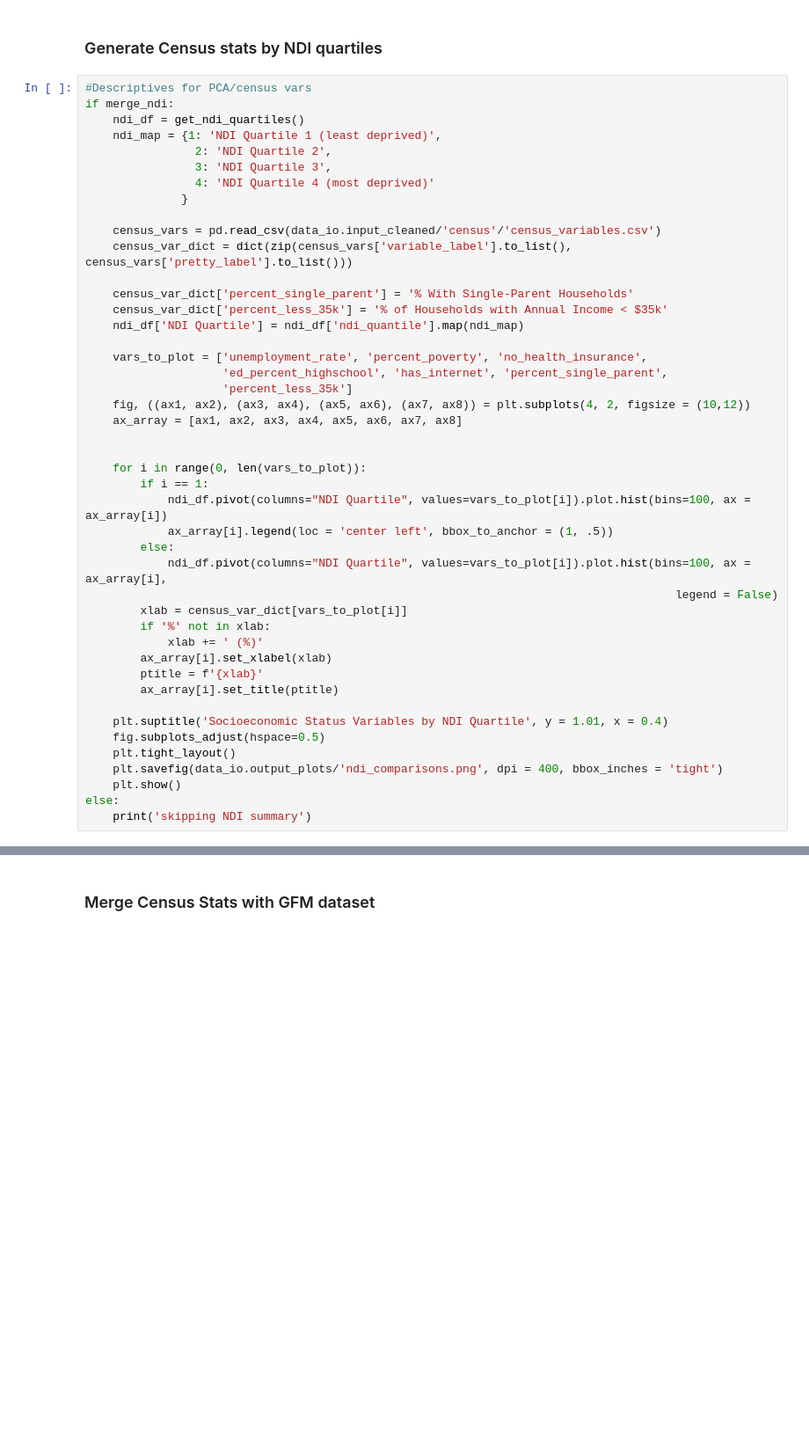
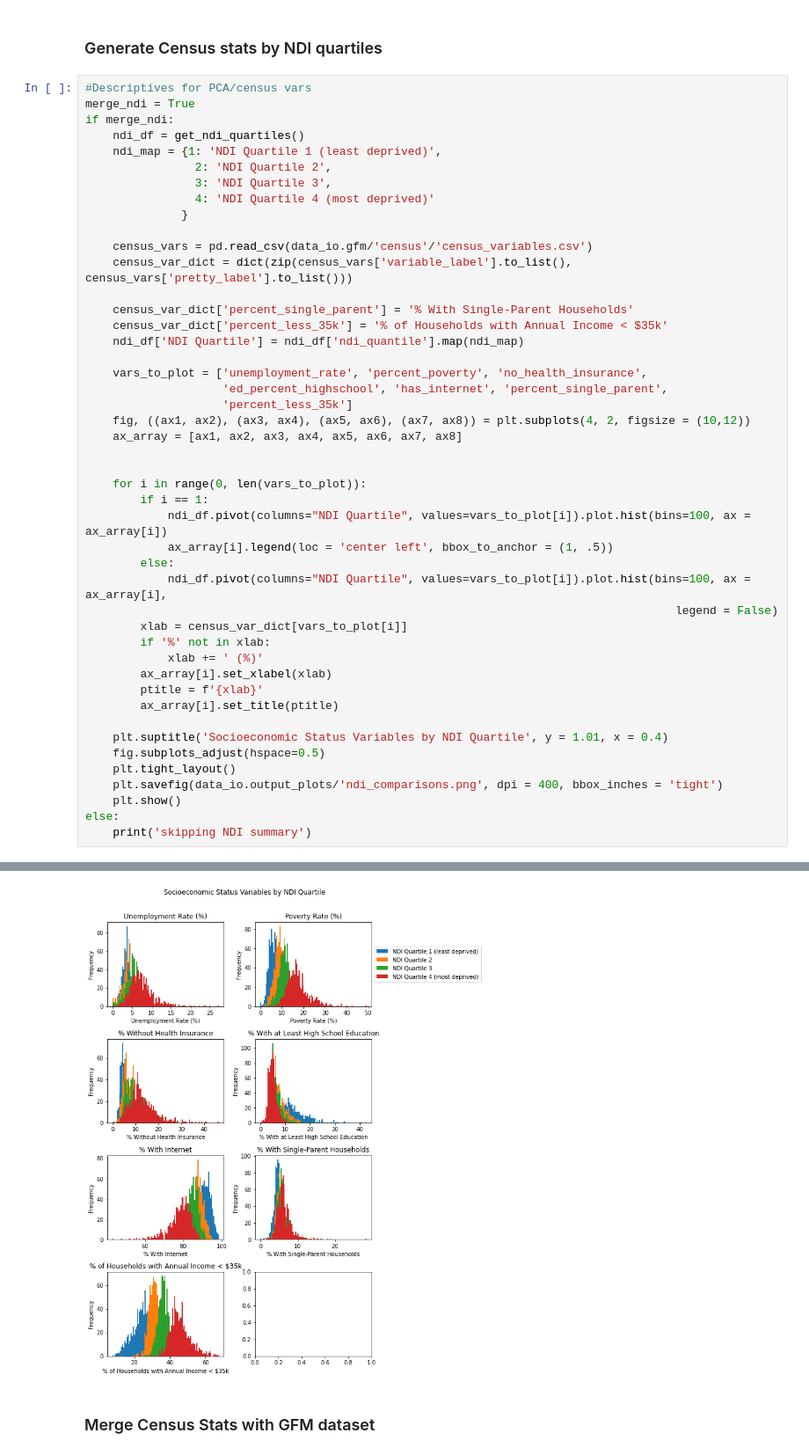
Before and after one commit to silverer/cancer-crowdfunding-explorer, a Jupyter notebook: notebooks/Perform analysis on census and GFM data.ipynb, the cells around one changed output, grey strips where cells are left out. Shown: that part at 88% size. Cells and saved outputs as stored; diff of their text form; blank space fills up the shorter version.

```diff
--- a/notebooks/Perform analysis on census and GFM data.ipynb
+++ b/notebooks/Perform analysis on census and GFM data.ipynb
@@ -179,6 +138,7 @@ def get_ndi_quartiles():
 ### Generate Census stats by NDI quartiles
 # %%
 #Descriptives for PCA/census vars
+merge_ndi = True
 if merge_ndi:
     ndi_df = get_ndi_quartiles()
     ndi_map = {1: 'NDI Quartile 1 (least deprived)',
@@ -187,7 +147,7 @@ if merge_ndi:
                 4: 'NDI Quartile 4 (most deprived)'
               }
 
-    census_vars = pd.read_csv(data_io.input_cleaned/'census'/'census_variables.csv')
+    census_vars = pd.read_csv(data_io.gfm/'census'/'census_variables.csv')
     census_var_dict = dict(zip(census_vars['variable_label'].to_list(), census_vars['pretty_label'].to_list()))
 
     census_var_dict['percent_single_parent'] = '% With Single-Parent Households'
@@ -227,3 +186,4 @@ skipping NDI summary
+[figure, added]
 # %% [markdown]
 ### Merge Census Stats with GFM dataset
 # %%
```
Also changed, not shown: parts of 23 cells of this notebook, 11 other files.
